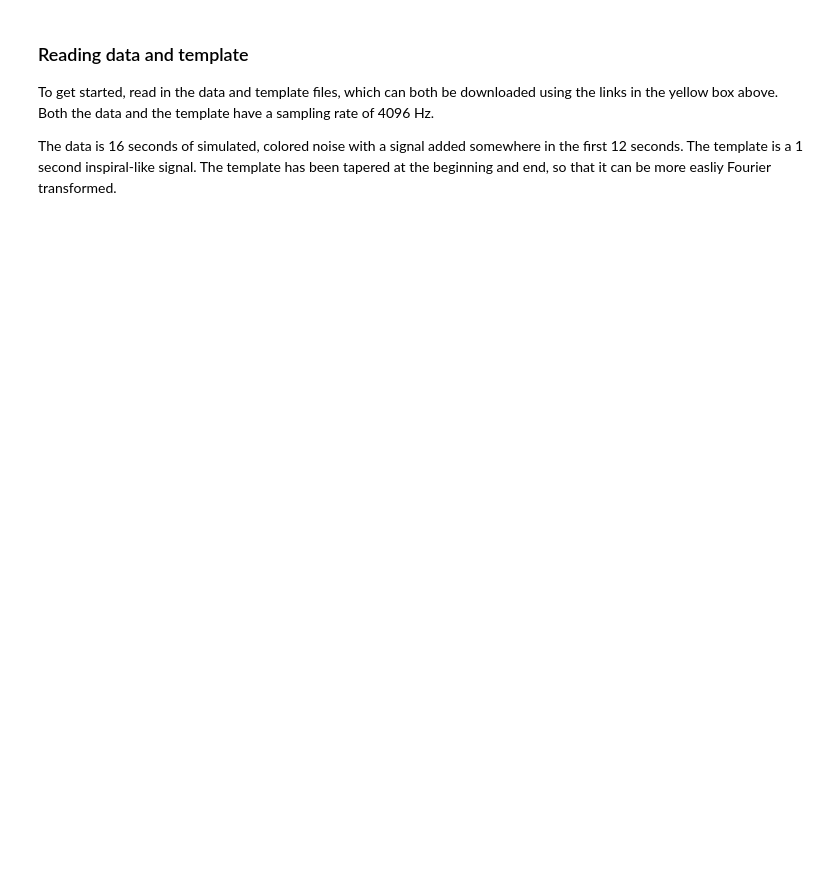
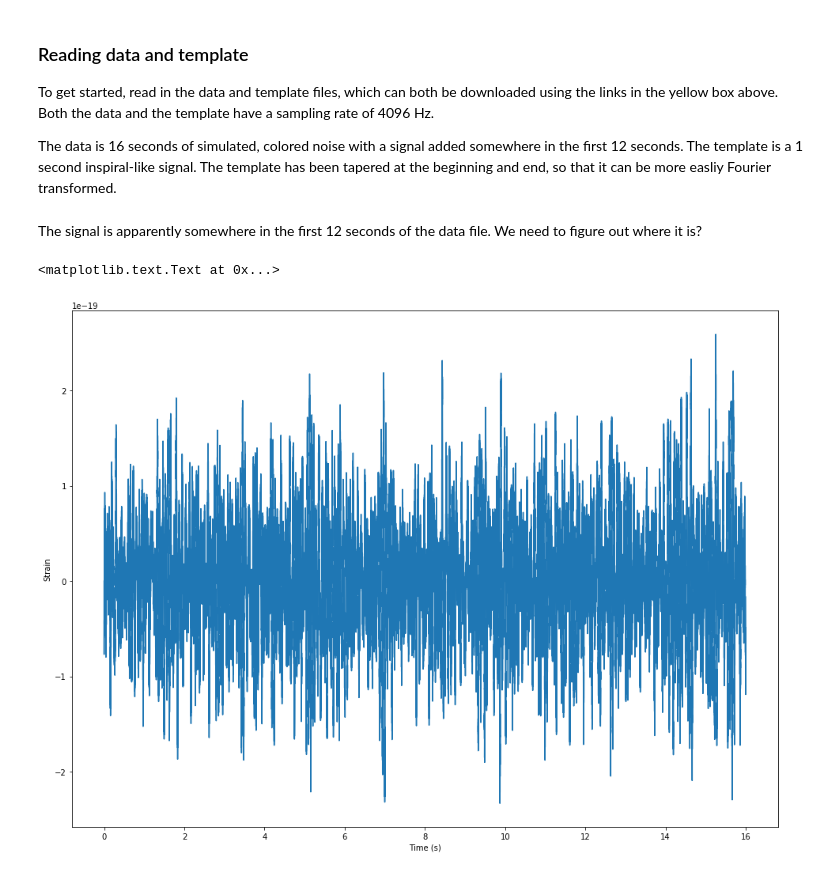
Before and after one commit to TarrySingh/Artificial-Intelligence-Deep-Learning-Machine-Learning-Tutorials, a Jupyter notebook: quantum gravity/Getting Started/Finding an Inspiral.ipynb, the cells around one changed output. Cells and saved outputs as stored; diff of their text form; code cells hidden in the pictures; blank space fills up the shorter version.

```diff
--- a/quantum gravity/Getting Started/Finding an Inspiral.ipynb
+++ b/quantum gravity/Getting Started/Finding an Inspiral.ipynb
@@ -24,0 +27,10 @@ temp_time = np.arange
+# %% [markdown]
+The signal is apparently somewhere in the first 12 seconds of the data file. We need to figure out where it is?
+# %%
+plt.figure(figsize=(16, 12))
+plt.plot(time, data)
+plt.xlabel('Time (s)')
+plt.ylabel('Strain')
+# %% [output]
+<matplotlib.text.Text at 0x...>
+[figure, added]
```
Also changed, not shown: parts of 7 cells of this notebook.
